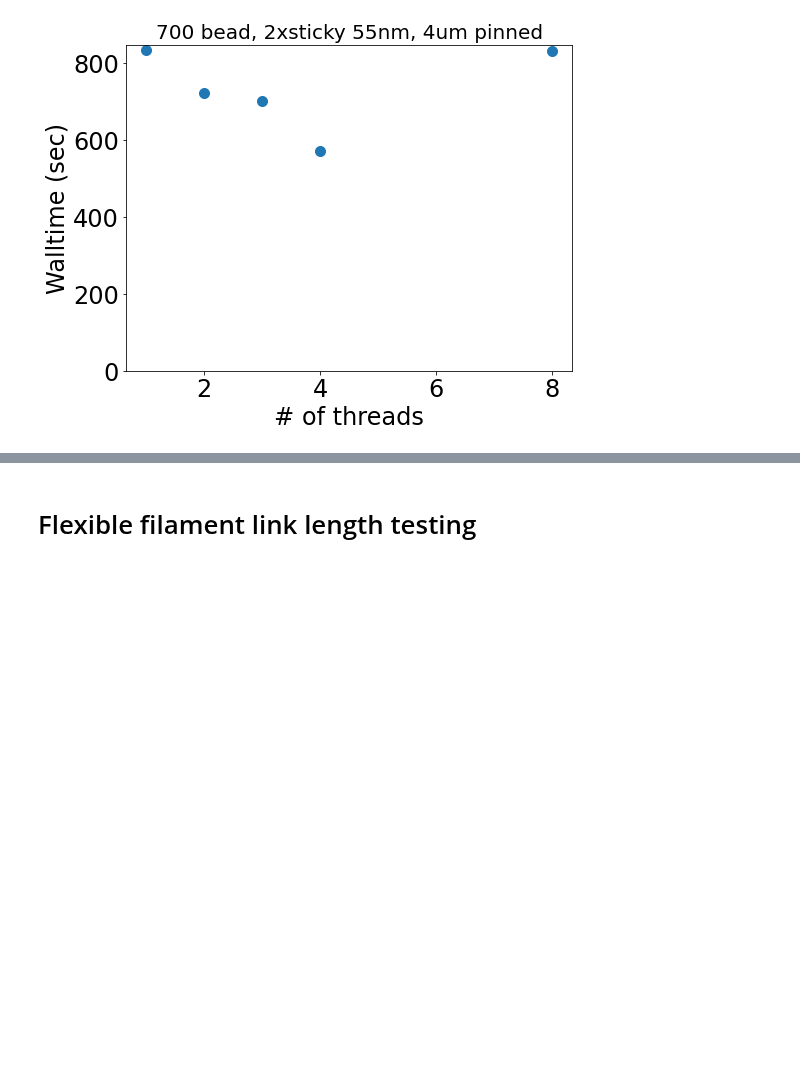
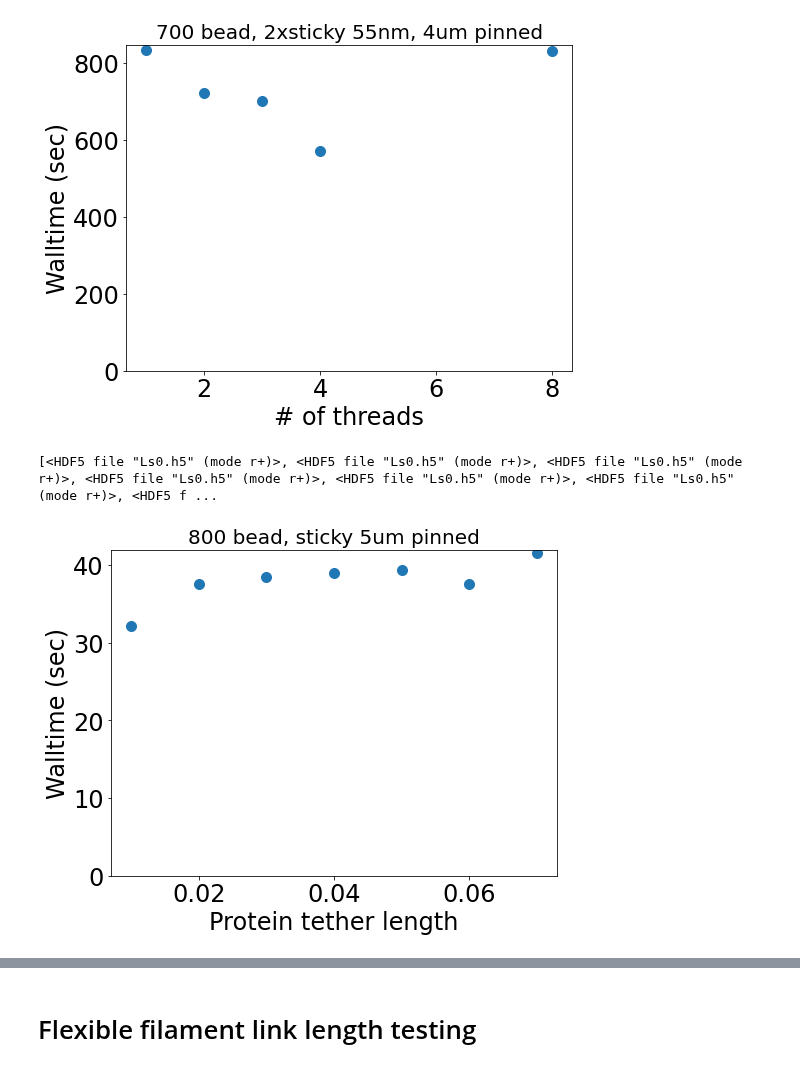
Before and after one commit to palladio11/aLENS_analysis, a Jupyter notebook: notebooks/02-Testing.ipynb, the cells around one changed output, grey strips where cells are left out. Cells and saved outputs as stored; diff of their text form; code cells hidden in the pictures; blank space fills up the shorter version.

```diff
--- a/notebooks/02-Testing.ipynb
+++ b/notebooks/02-Testing.ipynb
@@ -74,6 +93,13 @@ def thread_num(h5_data):
 def get_param(h5_data, param, attr_str='RunConfig', ptype=float):
     ydict = yaml.safe_load(h5_data.attrs[attr_str])
     return ptype(ydict[param])
+
+def get_protein_param(h5_data, prot_param, prot_tag=0, ptype=float):
+    ydict = yaml.safe_load(h5_data.attrs['ProteinConfig'])
+    return ptype(ydict['proteins'][prot_tag][prot_param])
+
+def moving_average(x, w):
+    return np.convolve(x, np.ones(w), 'valid') / w
 # %% [markdown]
 # Line/Rouse mode testing
 # %% [markdown]
@@ -580,3 +606,32 @@ finally:
 # %% [output]
 [<HDF5 file "OMP1.h5" (mode r+)>, <HDF5 file "OMP2.h5" (mode r+)>, <HDF5 file "OMP3.h5" (mode r+)>, <HDF5 file "OMP4.h5" (mode r+)>, <HDF5 file "OMP8.h5" (mode r+)>]
 [figure]
+# %%
+data_path = ws_path / "22-04_aL_time_testing/aLchr1_scan7.1_line800_stickyL.01-.07_eps1_Ke0_5umconf/simulations/"
+ss_ind = 1
+#fig, axarr = plt.subplots(2,3, figsize=(24,14))
+fig, ax = plt.subplots(figsize=(8,6))
+time_fmt = '%H:%M:%S.%f'
+try:
+
+    h5_data_lst = [h5py.File(h5p, 'r+') for h5p in data_path.glob('*/analysis/*.h5')]
+    print(h5_data_lst)
+    h5_data_lst.sort(key=lambda x: get_protein_param(x, 'freeLength', ptype=float))
+    param = [get_protein_param(h5d, 'freeLength') for h5d in h5_data_lst]
+    wtimes = [h5d.attrs['total_seconds'] for h5d in h5_data_lst]
+    #wts_sec = [timedelta(hours=time_ob.hour, minutes=time_ob.minute, seconds=time_ob.second, microseconds=time_ob.microsecond).total_seconds()
+    #                for time_ob in wtimes]
+    _ = ax.scatter(param, wtimes)
+    _ = ax.set_xlabel('Protein tether length')
+    _ = ax.set_ylabel('Walltime (sec)')
+    _ = ax.set_title('800 bead, sticky 5um pinned')
+    _ = ax.set_ylim(0)
+
+except:
+    raise
+finally:
+    for h5d in h5_data_lst:
+        h5d.close()
+# %% [output]
+[<HDF5 file "Ls0.h5" (mode r+)>, <HDF5 file "Ls0.h5" (mode r+)>, <HDF5 file "Ls0.h5" (mode r+)>, <HDF5 file "Ls0.h5" (mode r+)>, <HDF5 file "Ls0.h5" (mode r+)>, <HDF5 file "Ls0.h5" (mode r+)>, <HDF5 f ...
+[figure, added]
```
Also changed, not shown: parts of 3 cells of this notebook, 8 other files.
